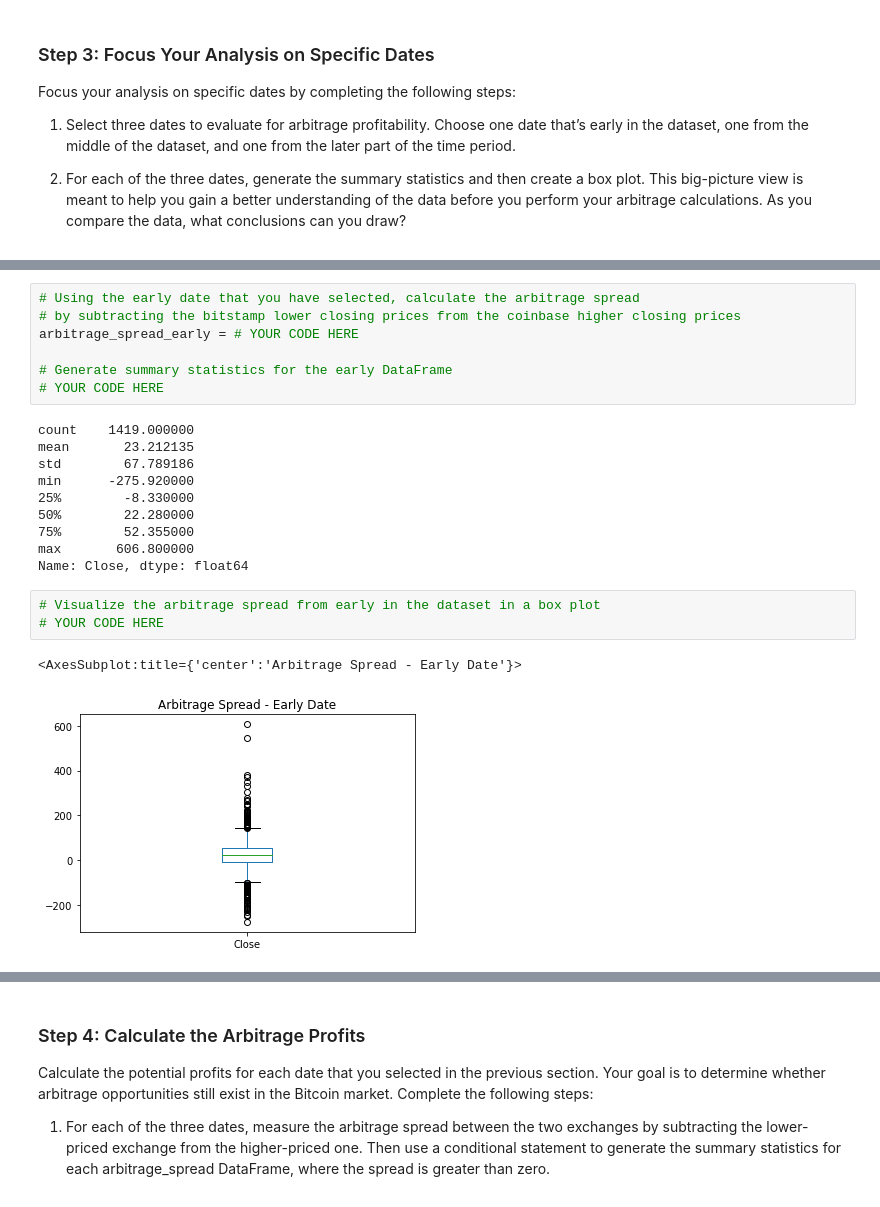
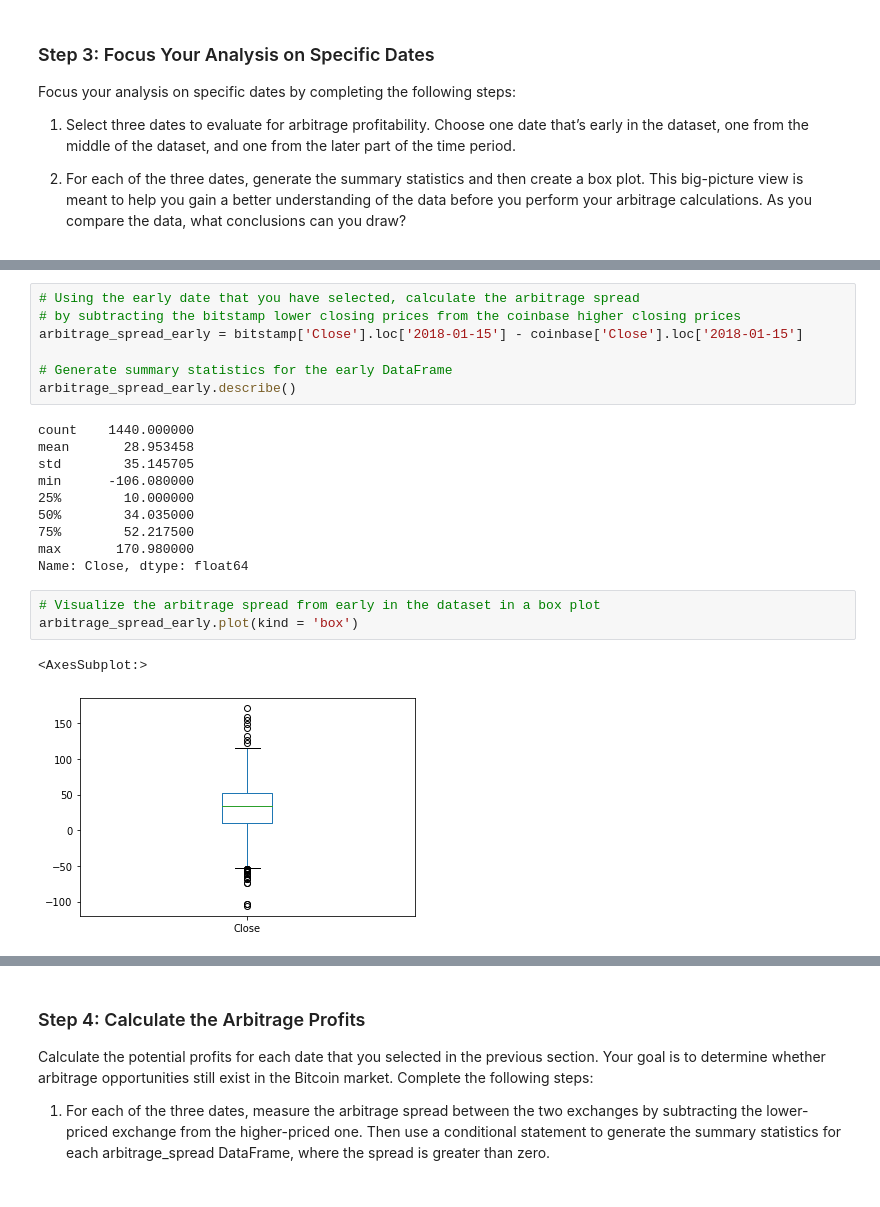
Before and after one commit to Abhishikaf/Bitcoin_Arbitrage, a Jupyter notebook: crypto_arbitrage.ipynb, the cells around one changed output, grey strips where cells are left out. Drawn from its saved outputs; the diff is of its cells as text.

Commit message:
Added code for arbitrage spread

```diff
--- a/crypto_arbitrage.ipynb
+++ b/crypto_arbitrage.ipynb
@@ -299,26 +303,26 @@ Focus your analysis on specific dates by completing the following steps:
 # %%
 # Using the early date that you have selected, calculate the arbitrage spread
 # by subtracting the bitstamp lower closing prices from the coinbase higher closing prices
-arbitrage_spread_early = # YOUR CODE HERE
+arbitrage_spread_early = bitstamp['Close'].loc['2018-01-15'] - coinbase['Close'].loc['2018-01-15']
 
 # Generate summary statistics for the early DataFrame
-# YOUR CODE HERE
+arbitrage_spread_early.describe()
 # %% [output]
-count    1419.000000
-mean       23.212135
-std        67.789186
-min      -275.920000
-25%        -8.330000
-50%        22.280000
-75%        52.355000
-max       606.800000
+count    1440.000000
+mean       28.953458
+std        35.145705
+min      -106.080000
+25%        10.000000
+50%        34.035000
+75%        52.217500
+max       170.980000
 Name: Close, dtype: float64
 # %%
 # Visualize the arbitrage spread from early in the dataset in a box plot
-# YOUR CODE HERE
+arbitrage_spread_early.plot(kind = 'box')
 # %% [output]
-<AxesSubplot:title={'center':'Arbitrage Spread - Early Date'}>
+<AxesSubplot:>
-[figure, old version]
+[figure, new version]
 # %%
 # Create an overlay plot that visualizes the two dataframes over a period of one day from the middle of the dataset.
 # Be sure that the plots include the parameters `legend`, `figsize`, `title`, `color` and `label`
```
Also changed, not shown: parts of 26 cells of this notebook.
